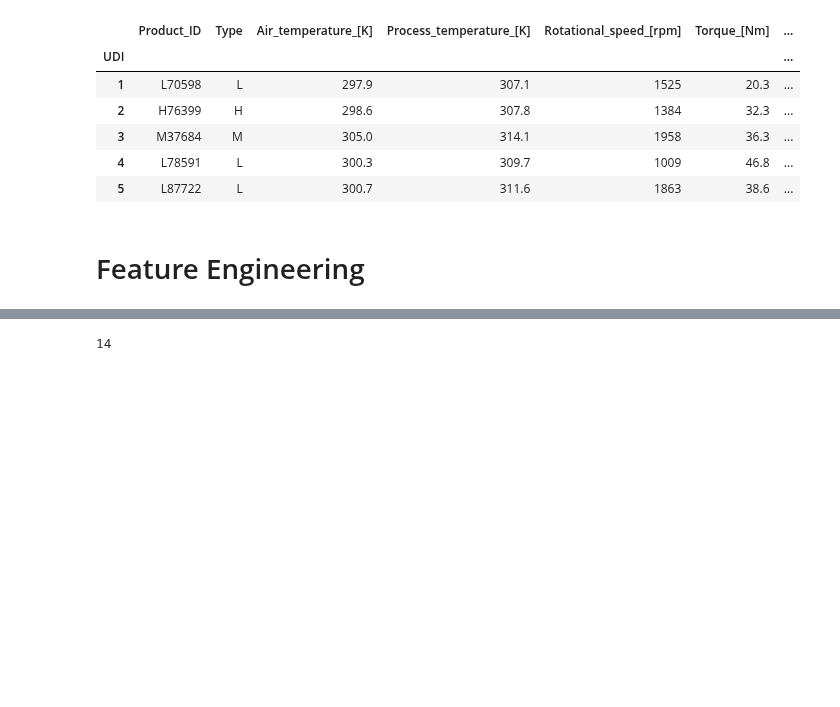
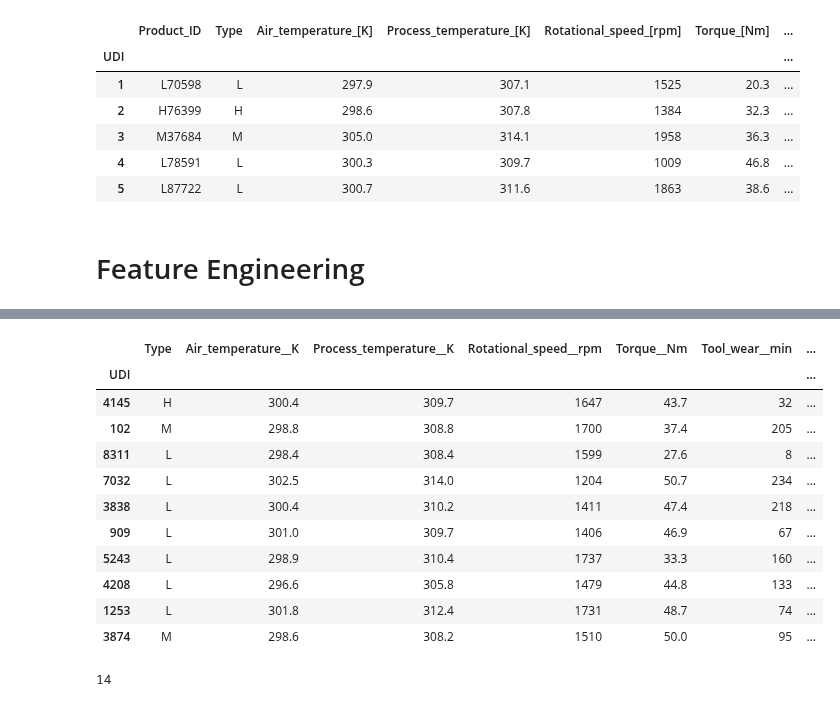
Before and after one commit to abdulrahman0700/Industrial_Predictive_Maintenance_Elevvo_internship, a Jupyter notebook: Notebooks/03_Construct_v1.ipynb, the cells around one changed output, grey strips where cells are left out. Drawn from its saved outputs; the diff is of its cells as text; code cells hidden in the pictures; blank space fills up the shorter version.

```diff
--- a/Notebooks/03_Construct_v1.ipynb
+++ b/Notebooks/03_Construct_v1.ipynb
@@ -171,15 +170,22 @@ df_copy_machine_failure.sample(5)
-# %%
-df_copy_machine_failure.rename(columns={"Air_temperature_[K]":"Air_temperature__K",
-                                             "Process_temperature_[K]":"Process_temperature__K",
-                                             "Rotational_speed_[rpm]":"Rotational_speed__rpm",
-                                             "Torque_[Nm]":"Torque__Nm",
-                                             "Tool_wear_[min]":"Tool_wear__min",
-                                             "Power[W]":"Power_W",
-                                             "Tool_Wear_Failure[TWF]":"Tool_Wear_Failure_TWF",
-                                             "Heat_Dissipation_Failure[HDF]":"Heat_Dissipation_Failure_HDF",
-                                             "Power_Failure[PWF]":"Power_Failure_PWF",
-                                             "Overstrain_Failure[OSF]":"Overstrain_Failure_OSF",
-                                             "Random_Failures[RNF]":"Random_Failures_RNF"},inplace=True)
+# %%
+for col in df_copy_machine_failure.columns:
+  cols = col.replace("[","_").replace("]","")
+  df_copy_machine_failure.rename(columns={col:cols},inplace=True)
+# %%
+df_copy_machine_failure.sample(10)
+# %% [output]
+|  | Type | Air_temperature__K | Process_temperature__K | Rotational_speed__rpm | Torque__Nm | Tool_wear__min | ... |
+| UDI |  |  |  |  |  |  | ... |
+| 4145 | H | 300.4 | 309.7 | 1647 | 43.7 | 32 | ... |
+| 102 | M | 298.8 | 308.8 | 1700 | 37.4 | 205 | ... |
+| 8311 | L | 298.4 | 308.4 | 1599 | 27.6 | 8 | ... |
+| 7032 | L | 302.5 | 314.0 | 1204 | 50.7 | 234 | ... |
+| 3838 | L | 300.4 | 310.2 | 1411 | 47.4 | 218 | ... |
+| 909 | L | 301.0 | 309.7 | 1406 | 46.9 | 67 | ... |
+| 5243 | L | 298.9 | 310.4 | 1737 | 33.3 | 160 | ... |
+| 4208 | L | 296.6 | 305.8 | 1479 | 44.8 | 133 | ... |
+| 1253 | L | 301.8 | 312.4 | 1731 | 48.7 | 74 | ... |
+| 3874 | M | 298.6 | 308.2 | 1510 | 50.0 | 95 | ... |
 # %%
 X = df_copy_machine_failure.drop(columns=["Machine_failure","Tool_Wear_Failure_TWF","Heat_Dissipation_Failure_HDF","Power_Failure_PWF","Overstrain_Failure_OSF","Random_Failures_RNF"])
 y = df_copy_machine_failure["Machine_failure"]
```
Also changed, not shown: parts of 15 cells of this notebook.
